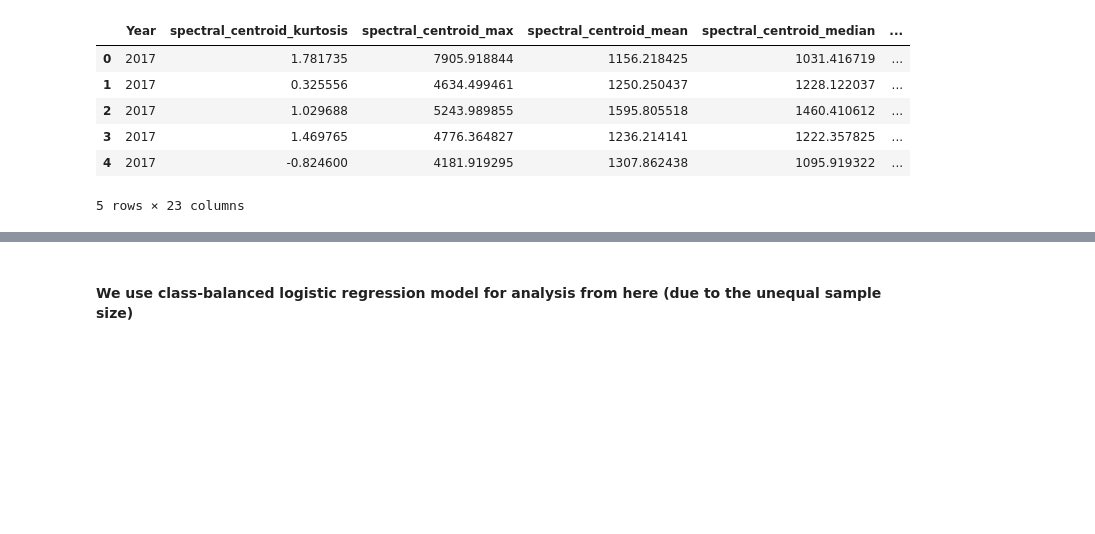
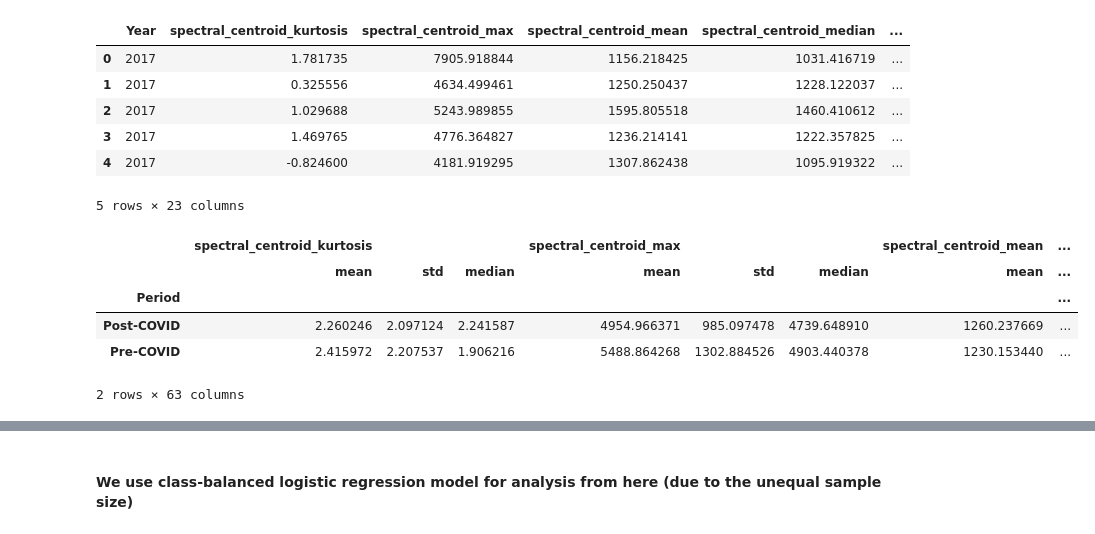
Before and after one commit to COGS108/Group081_WI26, a Jupyter notebook: 03-FinalProject.ipynb, the cells around one changed output, grey strips where cells are left out. Saved outputs shown, nothing was run; the diff lists cells and outputs as text; code cells hidden in the pictures; blank space fills up the shorter version.

```diff
--- a/03-FinalProject.ipynb
+++ b/03-FinalProject.ipynb
@@ -532,3 +532,16 @@ expanded_df.head()
 | 3 | 2017 | 1.469765 | 4776.364827 | 1236.214141 | 1222.357825 | ... |
 | 4 | 2017 | -0.824600 | 4181.919295 | 1307.862438 | 1095.919322 | ... |
 5 rows × 23 columns
+# %%
+# Descriptive analysis
+
+#  Get overall descriptive summaries by period (the mean, std, and median of each summary feature within each period)
+desc_table = expanded_df.groupby('Period')[feature_cols].agg(['mean', 'std', 'median'])
+desc_table
+# %% [output]
+|  | spectral_centroid_kurtosis |  |  | spectral_centroid_max |  |  | spectral_centroid_mean | ... |
+|  | mean | std | median | mean | std | median | mean | ... |
+| Period |  |  |  |  |  |  |  | ... |
+| Post-COVID | 2.260246 | 2.097124 | 2.241587 | 4954.966371 | 985.097478 | 4739.648910 | 1260.237669 | ... |
+| Pre-COVID | 2.415972 | 2.207537 | 1.906216 | 5488.864268 | 1302.884526 | 4903.440378 | 1230.153440 | ... |
+2 rows × 63 columns
```
Also changed, not shown: parts of 6 cells of this notebook.
